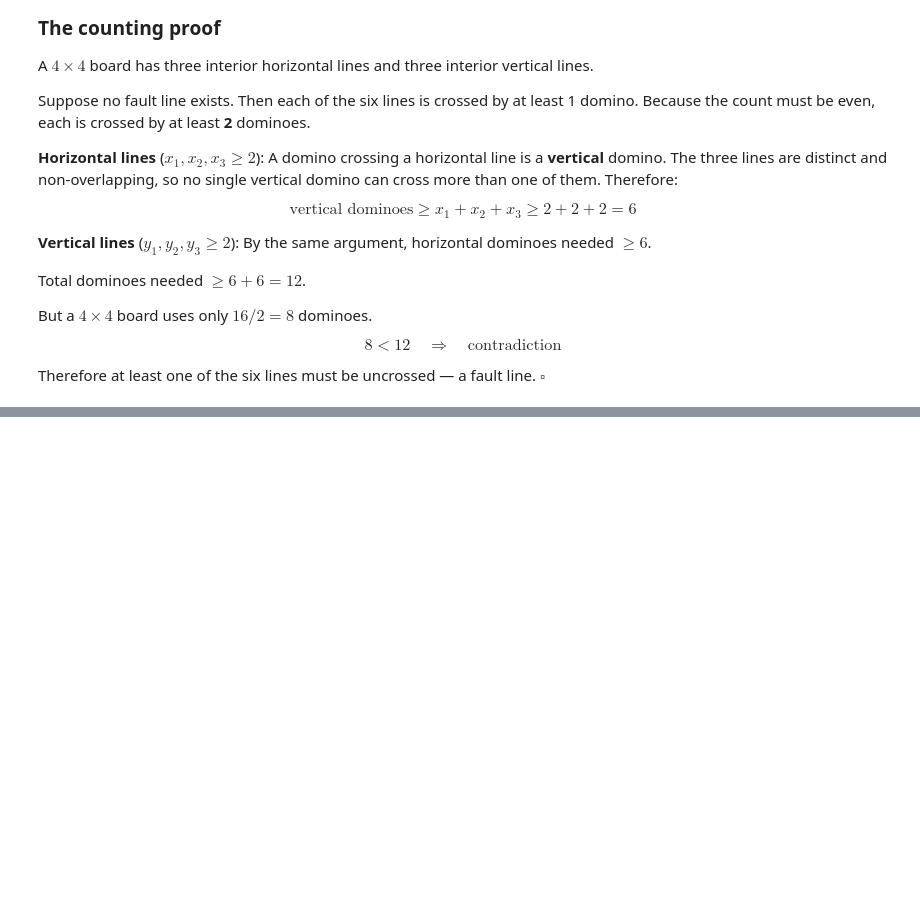
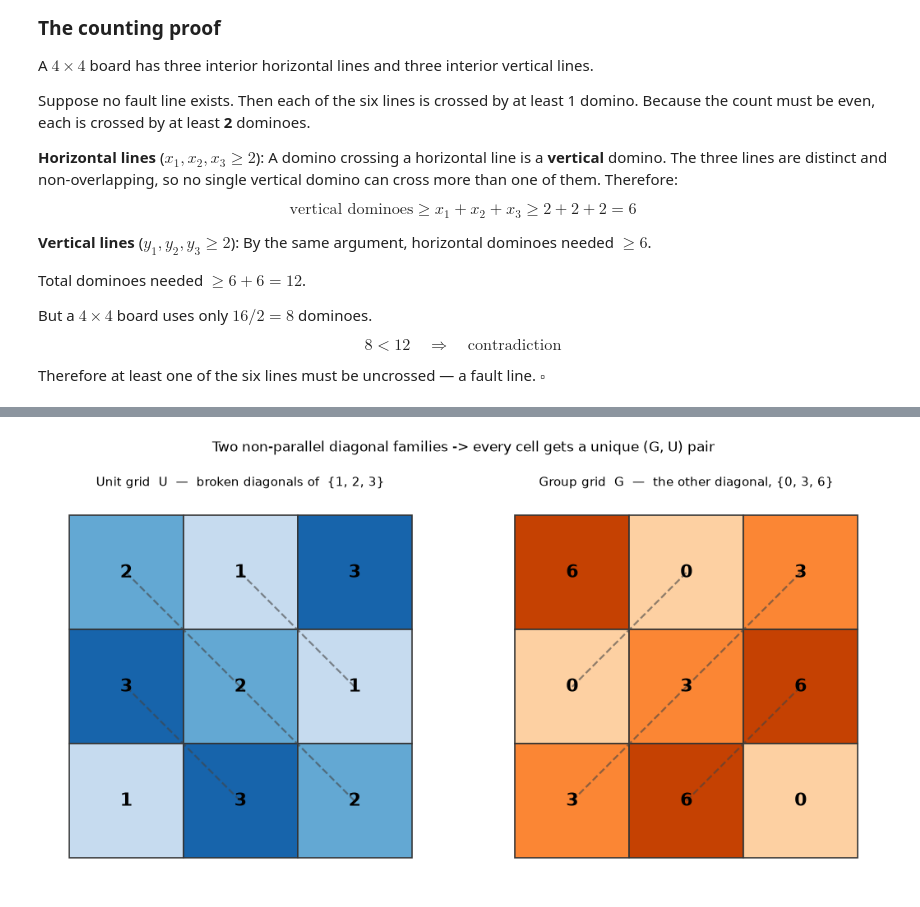
Before and after one commit to Motsepe-Jr/math-journey, a Jupyter notebook: combinatorics/brualdi-intro-combinatorics/chapter-01-what-is-combinatorics.ipynb, the cells around one changed output, grey strips where cells are left out. Saved outputs shown, nothing was run; the diff lists cells and outputs as text; code cells hidden in the pictures; blank space fills up the shorter version.

```diff
--- a/combinatorics/brualdi-intro-combinatorics/chapter-01-what-is-combinatorics.ipynb
+++ b/combinatorics/brualdi-intro-combinatorics/chapter-01-what-is-combinatorics.ipynb
@@ -587,0 +742,35 @@ https://gemini.google.com/app/7e3137fc79c5da6d
+# %%
+M = siamese(3)
+G = ((M - 1) // 3) * 3
+U = (M - 1) % 3 + 1
+n = 3
+
+fig, axes = plt.subplots(1, 2, figsize=(11, 5.4))
+for ax, grid, name, cmap in [
+        (axes[0], U, 'Unit grid  U  —  broken diagonals of  {1, 2, 3}', plt.cm.Blues),
+        (axes[1], G, 'Group grid  G  —  the other diagonal, {0, 3, 6}', plt.cm.Oranges)]:
+    uniq = sorted(set(grid.flatten().tolist()))
+    for i in range(n):
+        for j in range(n):
+            v = int(grid[i, j])
+            t = 0.25 + 0.55 * (uniq.index(v) / (len(uniq) - 1))
+            ax.add_patch(plt.Rectangle((j, n - 1 - i), 1, 1, fc=cmap(t), ec='#333', lw=1.2))
+            ax.text(j + .5, n - 1 - i + .5, str(v), ha='center', va='center',
+                    fontsize=16, fontweight='bold')
+    # trace each broken diagonal by connecting equal values (wrapping on the torus)
+    for v in uniq:
+        cells = [(i, j) for i in range(n) for j in range(n) if grid[i, j] == v]
+        cells.sort(key=lambda p: p[1])
+        for (i1, j1), (i2, j2) in zip(cells, cells[1:]):
+            if abs(i1 - i2) <= 1:   # only draw the non-wrapping hop, keeps it readable
+                ax.plot([j1 + .5, j2 + .5], [n - 1 - i1 + .5, n - 1 - i2 + .5],
+                        color='#444', lw=1.6, ls='--', alpha=.6)
+    ax.set_xlim(-.2, n + .2); ax.set_ylim(-.2, n + .2)
+    ax.set_aspect('equal'); ax.axis('off')
+    ax.set_title(name, fontsize=10.5)
+
+plt.suptitle('Two non-parallel diagonal families -> every cell gets a unique (G, U) pair',
+             y=1.02, fontsize=12.5)
+plt.tight_layout(); plt.show()
+# %% [output]
+[figure, added]
```
Also changed, not shown: parts of 13 cells of this notebook, 5 other files.
